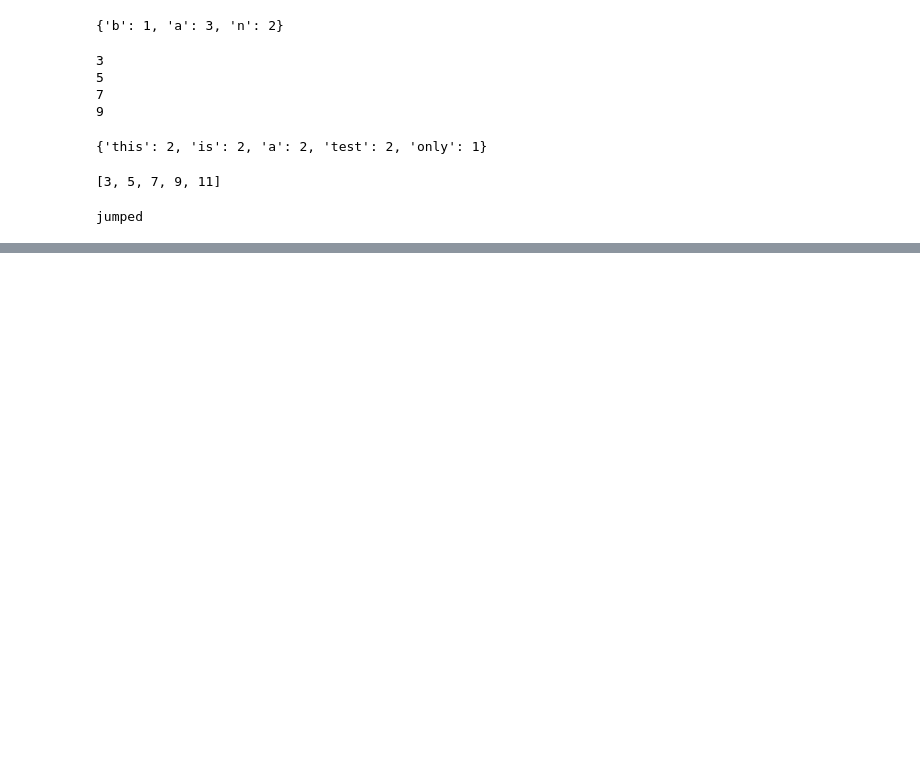
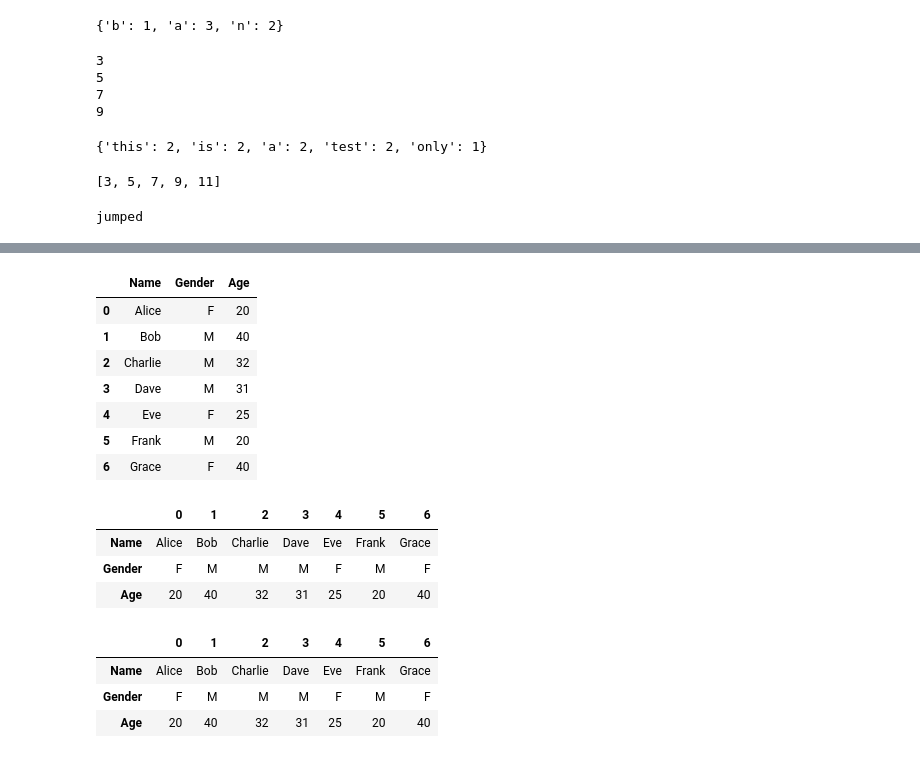
Before and after one commit to G-gnome/practice, a Jupyter notebook: python_review.ipynb, the cells around one changed output, grey strips where cells are left out. Drawn from its saved outputs; the diff is of its cells as text; code cells hidden in the pictures; blank space fills up the shorter version.

```diff
--- a/python_review.ipynb
+++ b/python_review.ipynb
@@ -237,0 +476,28 @@ print(first_non_repeated(input_string_one))
+# %%
+df2 = pd.DataFrame.from_dict(d)
+df2
+# %% [output]
+|  | Name | Gender | Age |
+| 0 | Alice | F | 20 |
+| 1 | Bob | M | 40 |
+| 2 | Charlie | M | 32 |
+| 3 | Dave | M | 31 |
+| 4 | Eve | F | 25 |
+| 5 | Frank | M | 20 |
+| 6 | Grace | F | 40 |
+# %%
+df3 = pd.DataFrame.from_dict(d, orient="index")
+df3
+# %% [output]
+|  | 0 | 1 | 2 | 3 | 4 | 5 | 6 |
+| Name | Alice | Bob | Charlie | Dave | Eve | Frank | Grace |
+| Gender | F | M | M | M | F | M | F |
+| Age | 20 | 40 | 32 | 31 | 25 | 20 | 40 |
+# %%
+df = pd.DataFrame.from_dict(d, orient="index")
+df
+# %% [output]
+|  | 0 | 1 | 2 | 3 | 4 | 5 | 6 |
+| Name | Alice | Bob | Charlie | Dave | Eve | Frank | Grace |
+| Gender | F | M | M | M | F | M | F |
+| Age | 20 | 40 | 32 | 31 | 25 | 20 | 40 |
```
Also changed, not shown: parts of 36 cells of this notebook.
